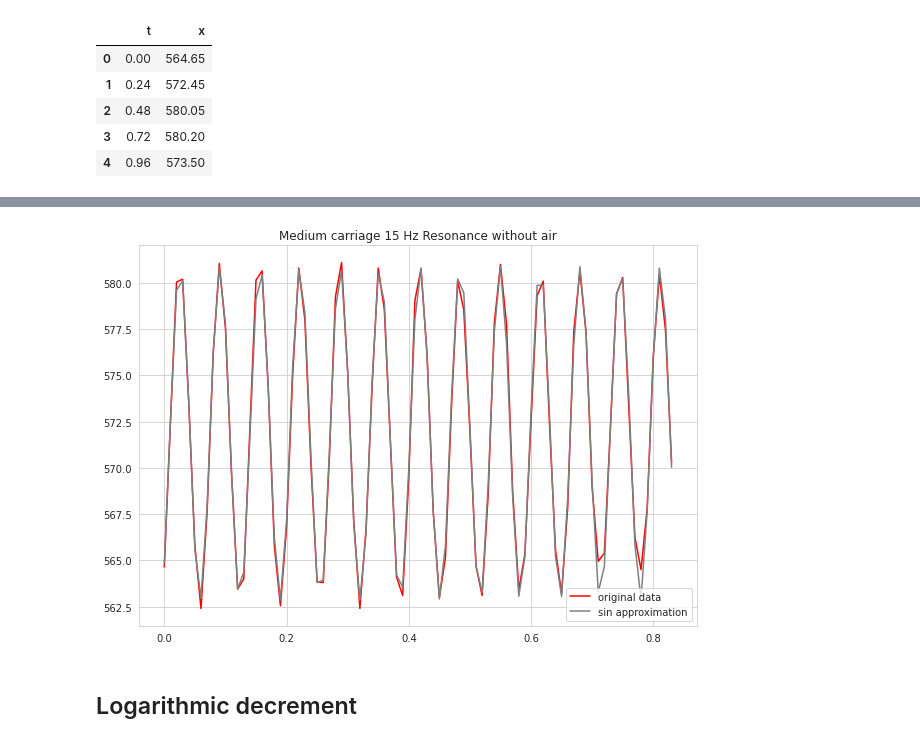
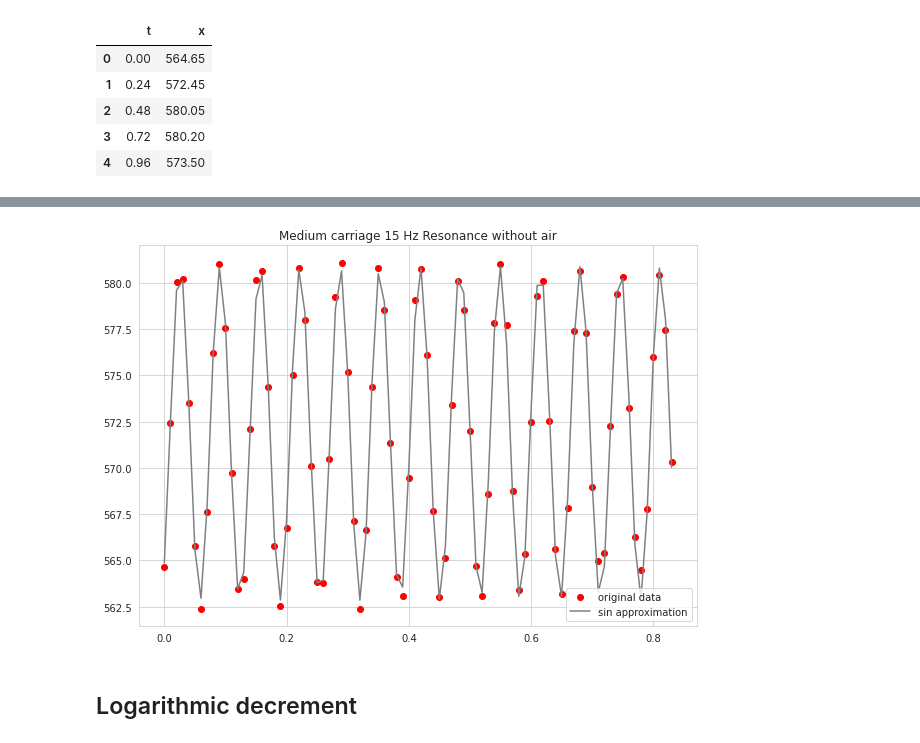
Before and after one commit to hK04/ProjectCourseMIPT, a Jupyter notebook: Project/main.ipynb, the cells around one changed output, grey strips where cells are left out. Saved outputs shown, nothing was run; the diff lists cells and outputs as text; code cells hidden in the pictures.

```diff
--- a/Project/main.ipynb
+++ b/Project/main.ipynb
@@ -394,13 +397,13 @@ fit_sin(data_15hz_airless['t']/24, data_15hz_airless['x'])
 # %%
 sns.set_style('whitegrid')
 plt.figure(figsize=(10, 7))
 plt.title('Medium carriage 15 Hz Resonance without air')
-plt.plot(data_15hz_airless['t']/24, data_15hz_airless['x'], color = 'red', label = 'original data')
+plt.scatter(data_15hz_airless['t']/24, data_15hz_airless['x'], color = 'red', label = 'original data')
 plt.plot(data_15hz_airless['t']/24, fit_sin(data_15hz_airless['t']/24, data_15hz_airless['x'])['fitfunc'](data_15hz_airless['t']/24), color = 'gray', label = 'sin approximation')
 plt.legend()
 plt.show()
 # %% [output]
-[figure, old version]
+[figure, new version]
 # %% [markdown]
 ## Logarithmic decrement
 # %% [markdown]
```
Also changed, not shown: parts of 28 cells of this notebook.
